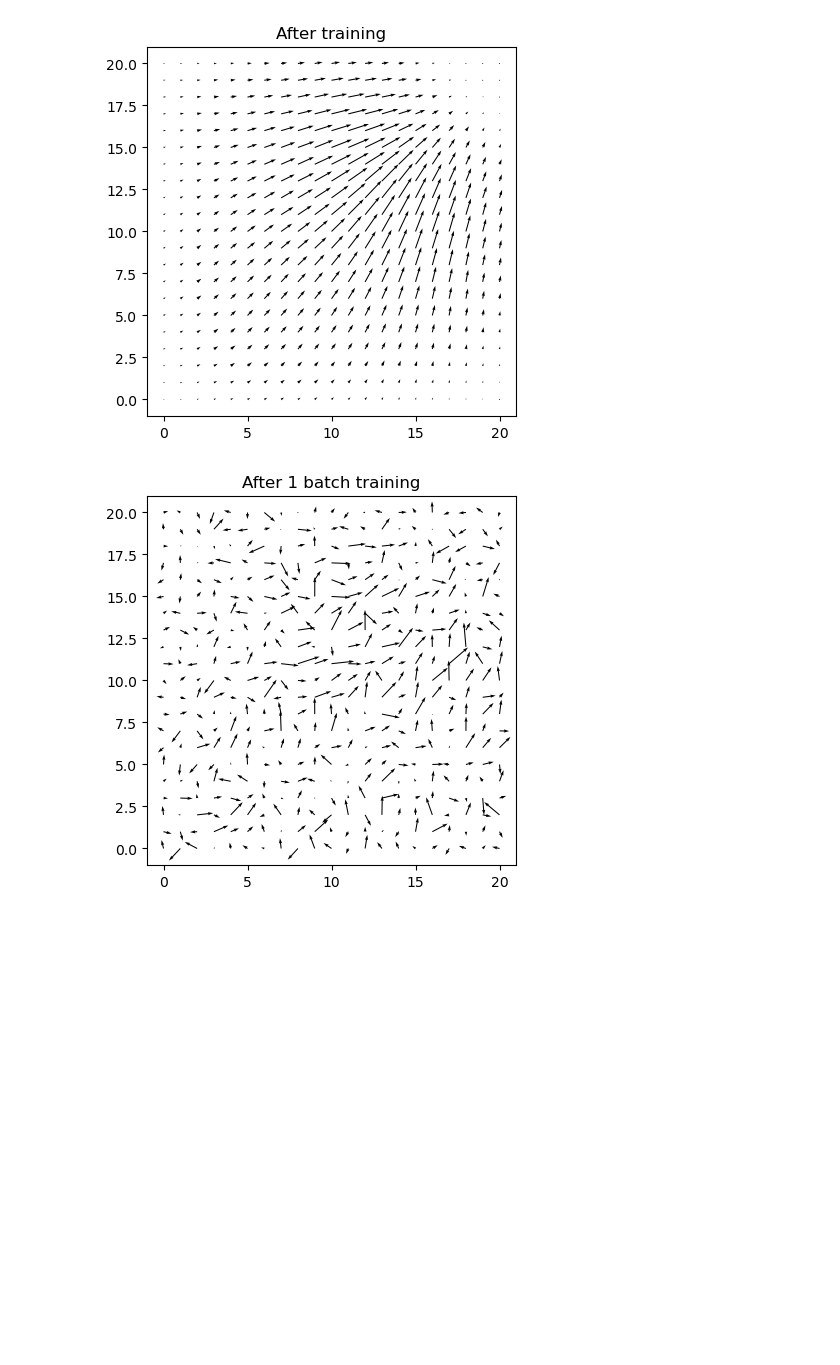
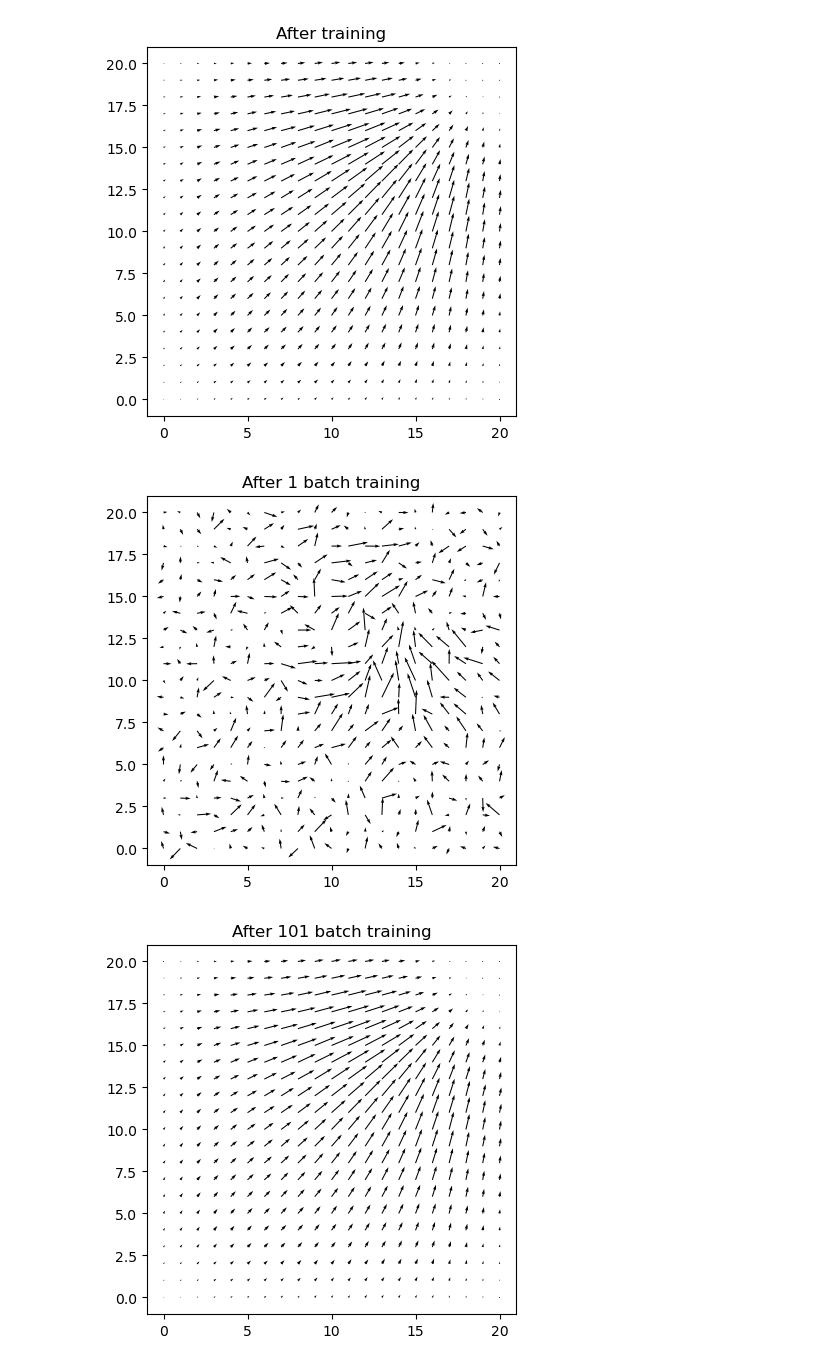
Before and after one commit to mgkumar138/ActorCritic_Dynamics, a Jupyter notebook: discrete_transition/policy_dynamics.ipynb, the cells around one changed output. Saved outputs shown, nothing was run; the diff lists cells and outputs as text; code cells hidden in the pictures; blank space fills up the shorter version.

```diff
--- a/discrete_transition/policy_dynamics.ipynb
+++ b/discrete_transition/policy_dynamics.ipynb
@@ -9,7 +9,7 @@ import matplotlib.pyplot as plt
 from backend import TwoDimNav, PC_AC_agent, plot_maps
 # %%
 random_episodes = 1000
-test_episodes = 10
+test_episodes = 100
 tmax = 100
 
 maxspeed = 0.25
@@ -112,6 +112,6 @@ def get_coord_reward(param, episodes):
     return np.array(eps_info), np.array(eps_reward)
 # %%
 # get dataset with 1000 random trajectories, not all are rewarded
-episode_info, disc_rewards = get_coord_reward(inittheta, random_episodes)
-print(np.mean(disc_rewards))
+episode_info, random_rewards = get_coord_reward(inittheta, random_episodes)
+print(np.mean(random_rewards))
 # %% [output]
@@ -133,21 +133,22 @@ plot_maps(env, npc, exp_theta, title='After training')
 # %%
 # update theta using non-overlapping batch similar to Bordelon 2023
 lr = 0.01
-batch_size = 100
+batch_size = 10
 
 batch_theta = inittheta.copy()
 
 batch_idxs = np.random.choice(np.arange(random_episodes), random_episodes, replace=False)
 batch_idxs = np.reshape(batch_idxs, (random_episodes//batch_size, batch_size))
 
-rewards = []
+batch_rewards = []
 for b,batch_idx in enumerate(batch_idxs):
     grads = np.array(episode_info)[batch_idx]
     batch_theta += lr * np.mean(grads,axis=0)
-    batch_info, batch_rewards = get_coord_reward(exp_theta, test_episodes)
-    rewards.append(np.mean(batch_rewards))
+    batch_info, batch_reward = get_coord_reward(exp_theta, test_episodes)
+    batch_rewards.append(np.mean(batch_reward))
 
-    if b % 20 == 0:
+    if b % 100 == 0:
         plot_maps(env, npc, batch_theta, title=f'After {b+1} batch training')
 # %% [output]
-[figure, old version]
+[figure, new version]
+[figure, added]
```
Also changed, not shown: parts of 4 cells of this notebook.
